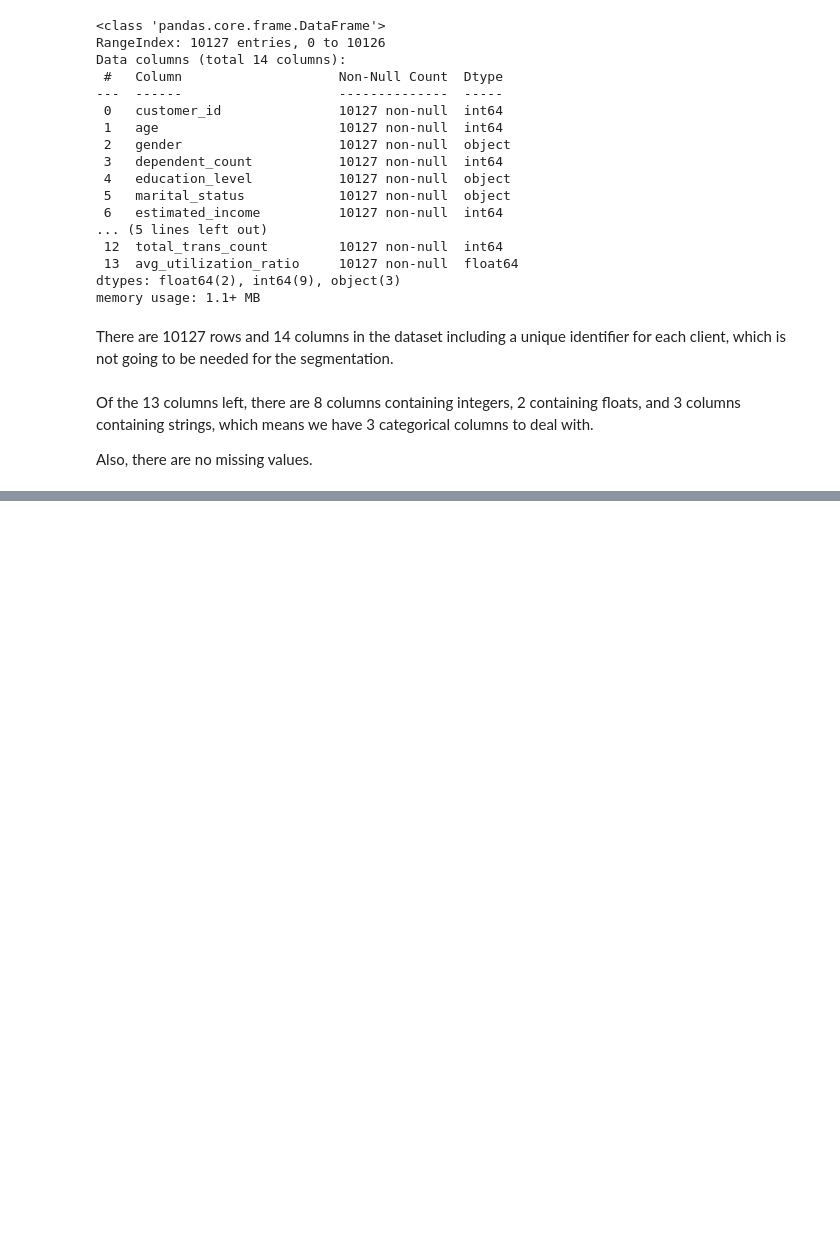
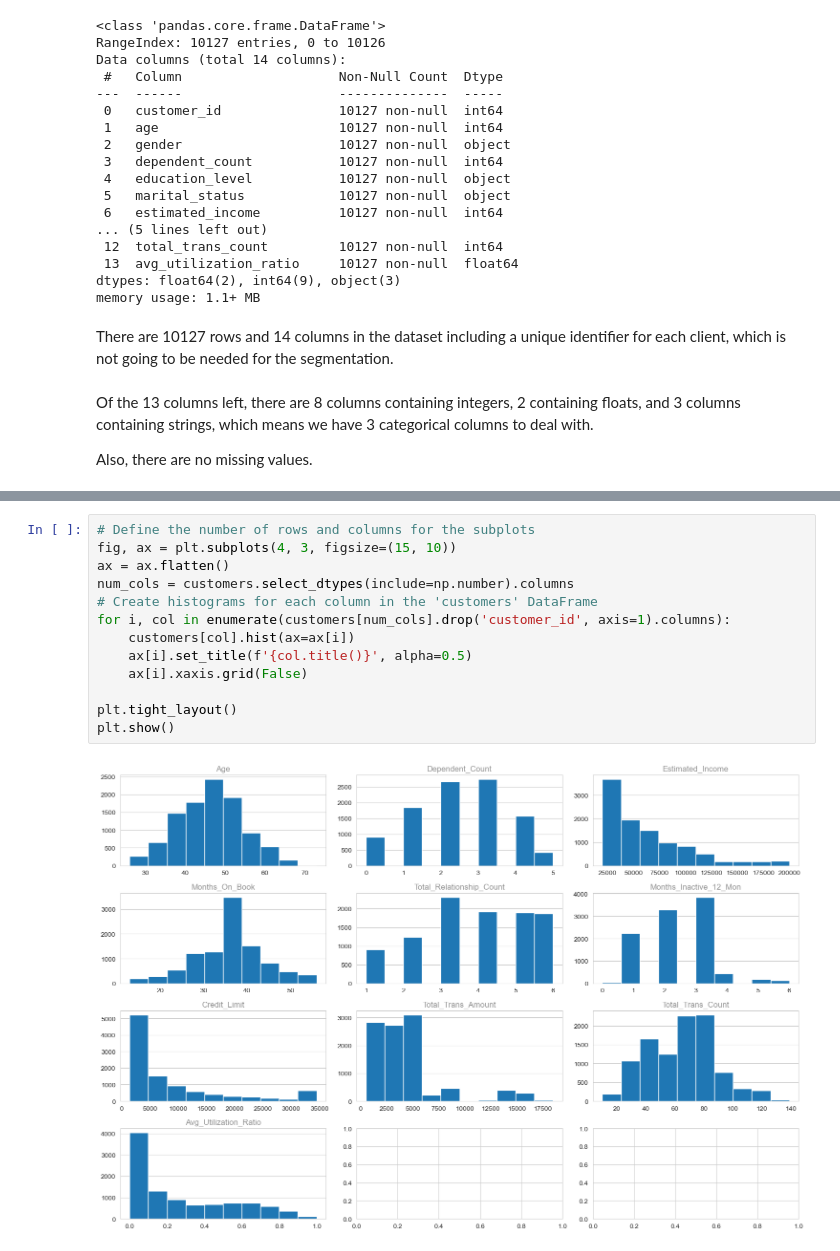
Before and after one commit to Sunday-Okey/Data-Scientist-in-Python, a Jupyter notebook: Projects/Credit Card Customer Segmentation.ipynb, the cells around one changed output, grey strips where cells are left out. Cells and saved outputs as stored; diff of their text form; blank space fills up the shorter version.

```diff
--- a/Projects/Credit Card Customer Segmentation.ipynb
+++ b/Projects/Credit Card Customer Segmentation.ipynb
@@ -93,0 +152,15 @@ Also, there are no missing values.
+# %%
+# Define the number of rows and columns for the subplots
+fig, ax = plt.subplots(4, 3, figsize=(15, 10))
+ax = ax.flatten()
+num_cols = customers.select_dtypes(include=np.number).columns
+# Create histograms for each column in the 'customers' DataFrame
+for i, col in enumerate(customers[num_cols].drop('customer_id', axis=1).columns):
+    customers[col].hist(ax=ax[i])
+    ax[i].set_title(f'{col.title()}', alpha=0.5)
+    ax[i].xaxis.grid(False)
+
+plt.tight_layout()
+plt.show()
+# %% [output]
+[figure, added]
```
Also changed, not shown: parts of 8 cells of this notebook.
